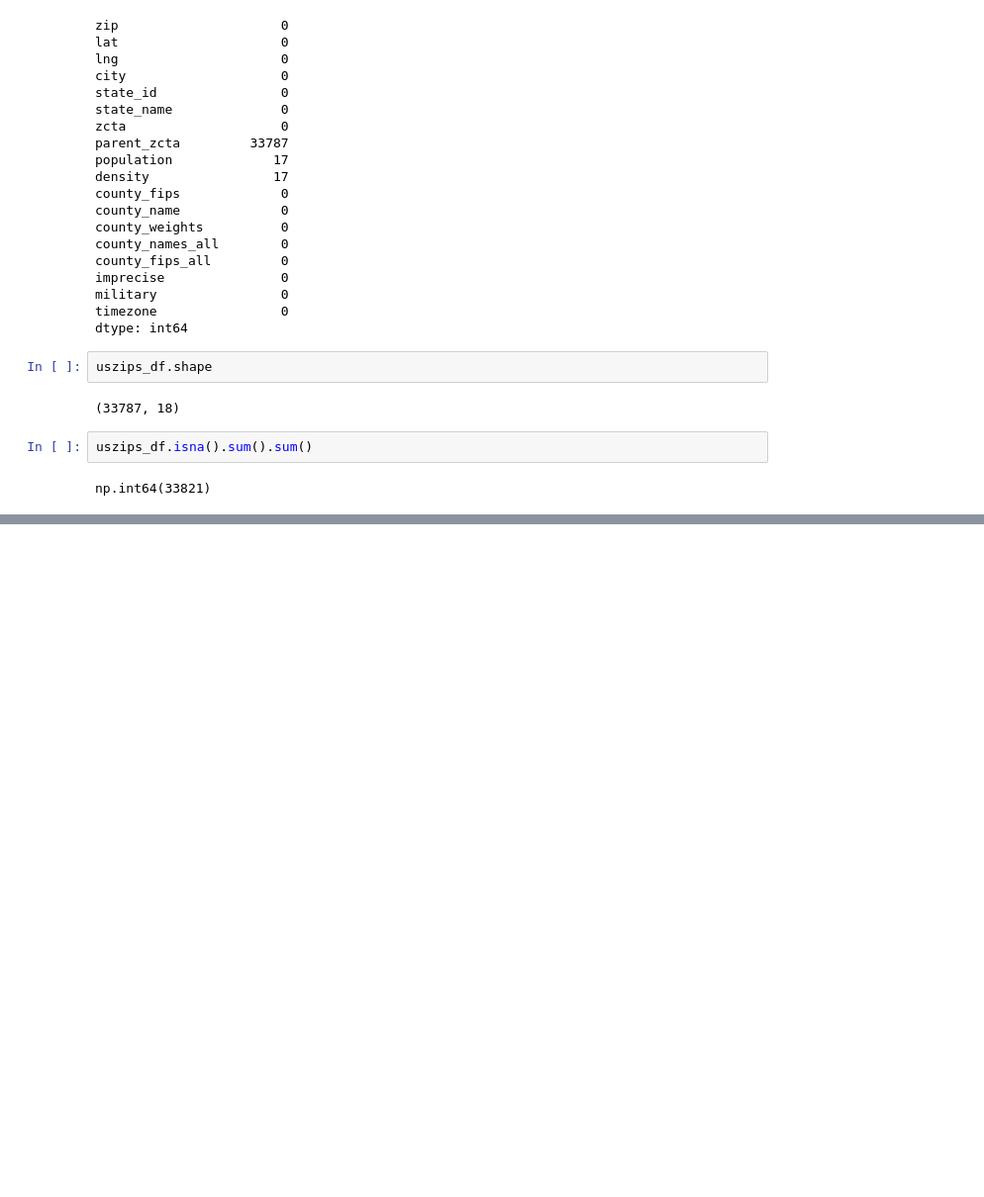
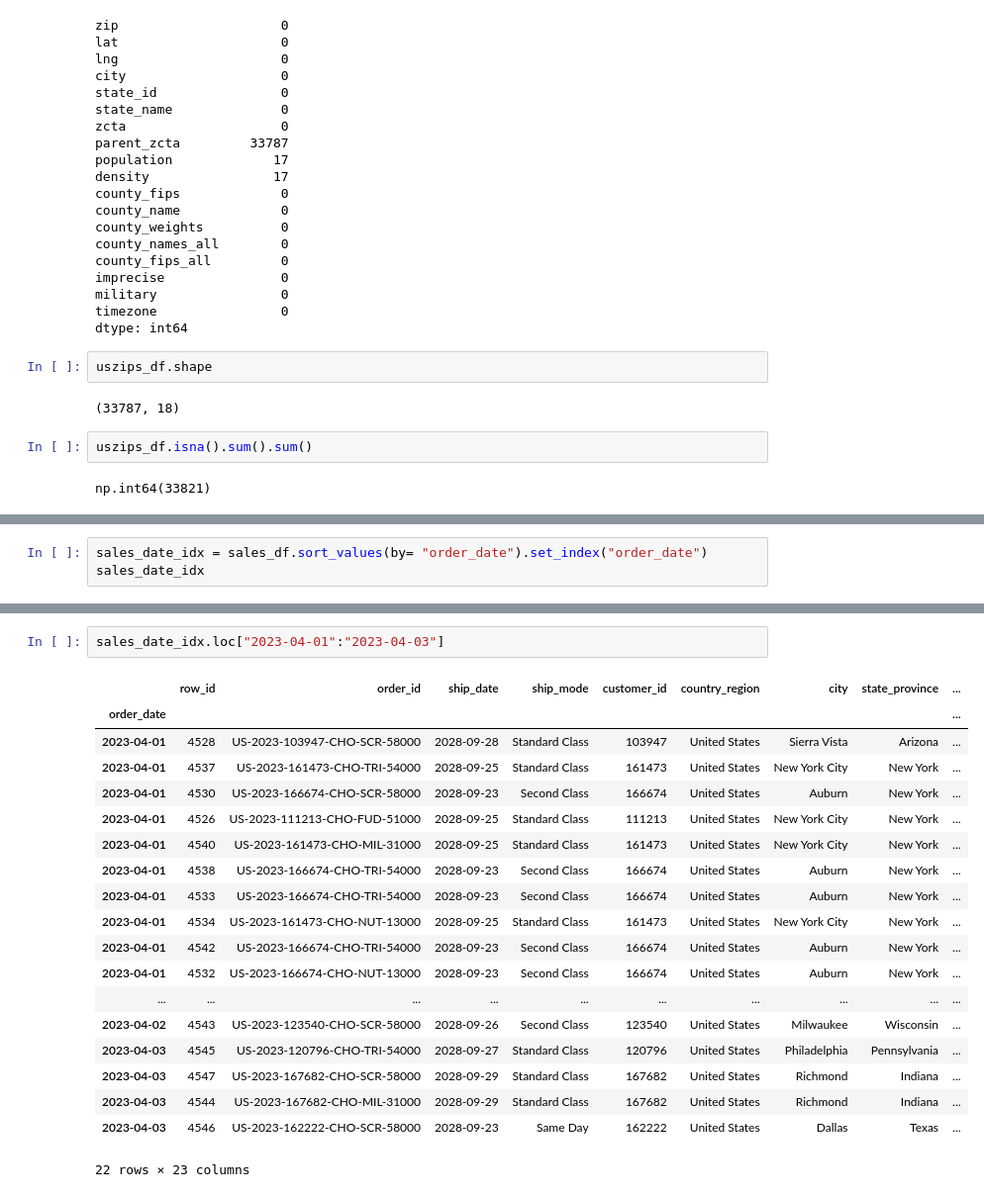
Before and after one commit to Pranishgrg21/Analysis_using_pandas, a Jupyter notebook: candy_sales_analysis.ipynb, the cells around one changed output, grey strips where cells are left out. Shown at 99% size. Cells and saved outputs as stored; diff of their text form; blank space fills up the shorter version.

Commit message:
learned about date indexing

```diff
--- a/candy_sales_analysis.ipynb
+++ b/candy_sales_analysis.ipynb
@@ -1274,0 +1319,3 @@ np.int64(33821)
+# %%
+sales_date_idx = sales_df.sort_values(by= "order_date").set_index("order_date")
+sales_date_idx
@@ -1274,0 +1380,22 @@ np.int64(33821)
+# %%
+sales_date_idx.loc["2023-04-01":"2023-04-03"]
+# %% [output]
+|  | row_id | order_id | ship_date | ship_mode | customer_id | country_region | city | state_province | ... |
+| order_date |  |  |  |  |  |  |  |  | ... |
+| 2023-04-01 | 4528 | US-2023-103947-CHO-SCR-58000 | 2028-09-28 | Standard Class | 103947 | United States | Sierra Vista | Arizona | ... |
+| 2023-04-01 | 4537 | US-2023-161473-CHO-TRI-54000 | 2028-09-25 | Standard Class | 161473 | United States | New York City | New York | ... |
+| 2023-04-01 | 4530 | US-2023-166674-CHO-SCR-58000 | 2028-09-23 | Second Class | 166674 | United States | Auburn | New York | ... |
+| 2023-04-01 | 4526 | US-2023-111213-CHO-FUD-51000 | 2028-09-25 | Standard Class | 111213 | United States | New York City | New York | ... |
+| 2023-04-01 | 4540 | US-2023-161473-CHO-MIL-31000 | 2028-09-25 | Standard Class | 161473 | United States | New York City | New York | ... |
+| 2023-04-01 | 4538 | US-2023-166674-CHO-TRI-54000 | 2028-09-23 | Second Class | 166674 | United States | Auburn | New York | ... |
+| 2023-04-01 | 4533 | US-2023-166674-CHO-TRI-54000 | 2028-09-23 | Second Class | 166674 | United States | Auburn | New York | ... |
+| 2023-04-01 | 4534 | US-2023-161473-CHO-NUT-13000 | 2028-09-25 | Standard Class | 161473 | United States | New York City | New York | ... |
+| 2023-04-01 | 4542 | US-2023-166674-CHO-TRI-54000 | 2028-09-23 | Second Class | 166674 | United States | Auburn | New York | ... |
+| 2023-04-01 | 4532 | US-2023-166674-CHO-NUT-13000 | 2028-09-23 | Second Class | 166674 | United States | Auburn | New York | ... |
+| ... | ... | ... | ... | ... | ... | ... | ... | ... | ... |
+| 2023-04-02 | 4543 | US-2023-123540-CHO-SCR-58000 | 2028-09-26 | Second Class | 123540 | United States | Milwaukee | Wisconsin | ... |
+| 2023-04-03 | 4545 | US-2023-120796-CHO-TRI-54000 | 2028-09-27 | Standard Class | 120796 | United States | Philadelphia | Pennsylvania | ... |
+| 2023-04-03 | 4547 | US-2023-167682-CHO-SCR-58000 | 2028-09-29 | Standard Class | 167682 | United States | Richmond | Indiana | ... |
+| 2023-04-03 | 4544 | US-2023-167682-CHO-MIL-31000 | 2028-09-29 | Standard Class | 167682 | United States | Richmond | Indiana | ... |
+| 2023-04-03 | 4546 | US-2023-162222-CHO-SCR-58000 | 2028-09-23 | Same Day | 162222 | United States | Dallas | Texas | ... |
+22 rows × 23 columns
```
Also changed, not shown: parts of 9 cells of this notebook.
